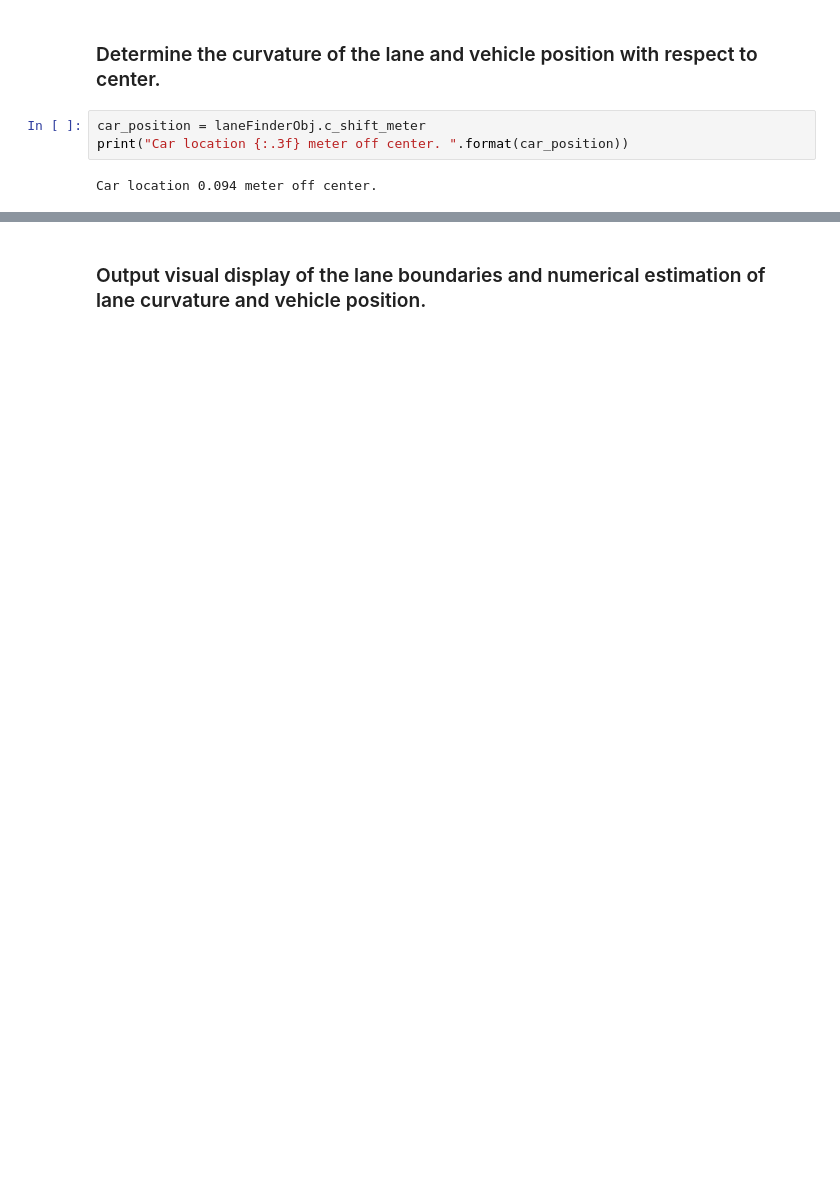
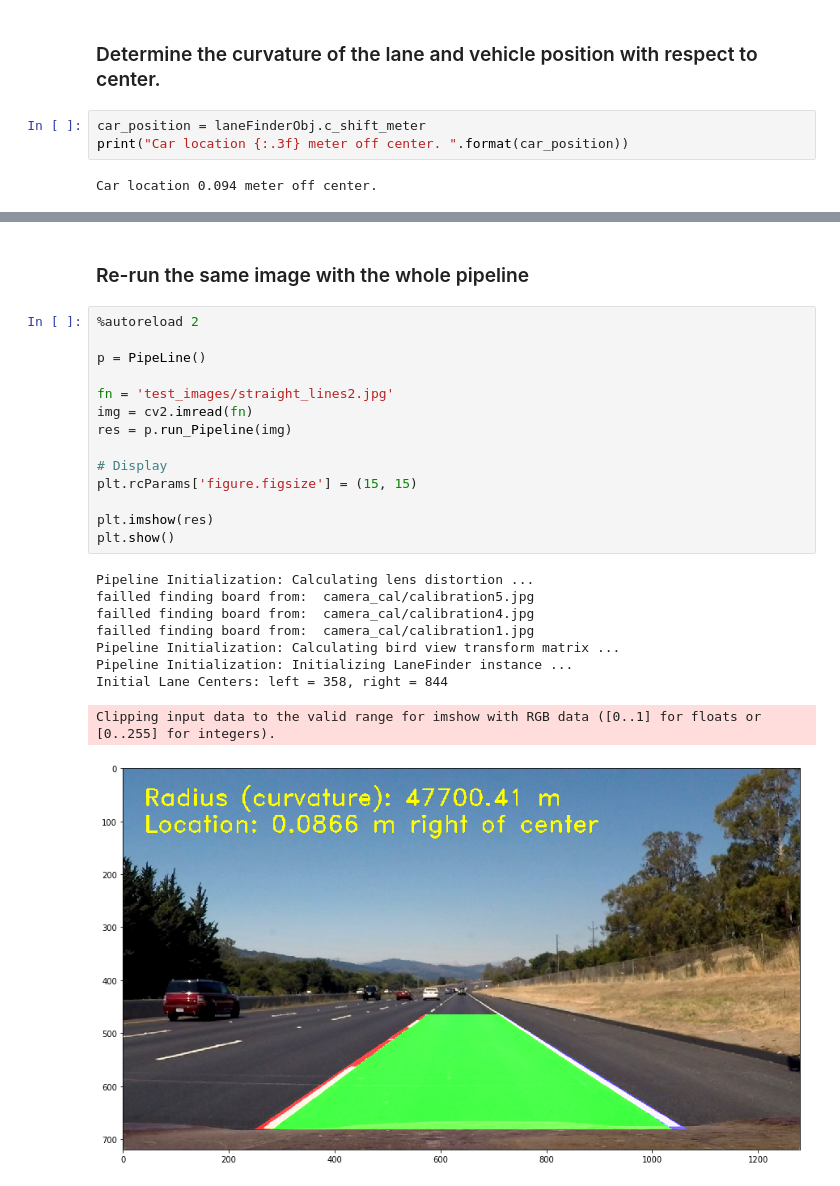
Before and after one commit to StevenShuoFeng/CarND-Advanced-Lane-Lines, a Jupyter notebook: pipeline.ipynb, the cells around one changed output, grey strips where cells are left out. Cells and saved outputs as stored; diff of their text form; blank space fills up the shorter version.

Commit message:
put everything together in a pipeline

```diff
--- a/pipeline.ipynb
+++ b/pipeline.ipynb
@@ -150,5 +178,29 @@ plt.show()
 # %% [output]
 Clipping input data to the valid range for imshow with RGB data ([0..1] for floats or [0..255] for integers).
 [figure]
-# %% [markdown]
-### Output visual display of the lane boundaries and numerical estimation of lane curvature and vehicle position.
+# %% [markdown]
+### Re-run the same image with the whole pipeline
+# %%
+%autoreload 2
+
+p = PipeLine()
+
+fn = 'test_images/straight_lines2.jpg'
+img = cv2.imread(fn)
+res = p.run_Pipeline(img)
+
+# Display
+plt.rcParams['figure.figsize'] = (15, 15)
+
+plt.imshow(res)
+plt.show()
+# %% [output]
+Pipeline Initialization: Calculating lens distortion ...
+failled finding board from:  camera_cal/calibration5.jpg
+failled finding board from:  camera_cal/calibration4.jpg
+failled finding board from:  camera_cal/calibration1.jpg
+Pipeline Initialization: Calculating bird view transform matrix ...
+Pipeline Initialization: Initializing LaneFinder instance ...
+Initial Lane Centers: left = 358, right = 844
+Clipping input data to the valid range for imshow with RGB data ([0..1] for floats or [0..255] for integers).
+[figure, added]
```
Also changed, not shown: parts of 6 cells of this notebook, 3 other files.
